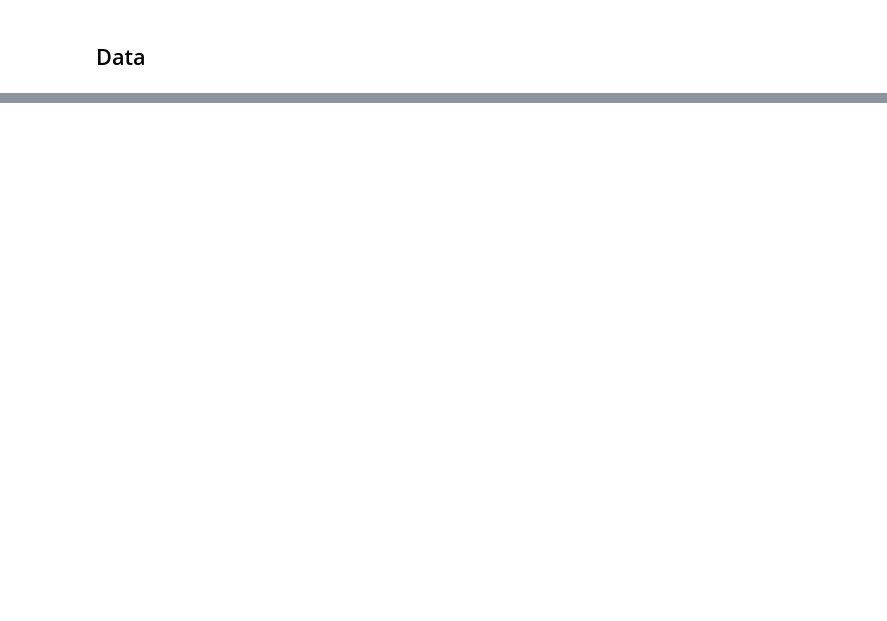
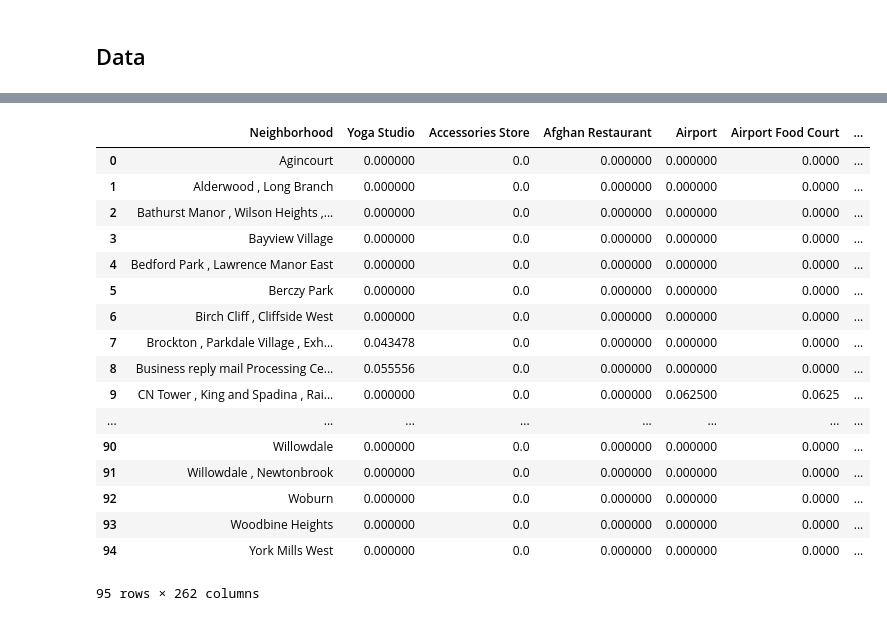
Before and after one commit to byronseppala/Coursera_Capstone, a Jupyter notebook: Market Analysis of Small Businesses in Toronto.ipynb, the cells around one changed output, grey strips where cells are left out. Saved outputs shown, nothing was run; the diff lists cells and outputs as text; code cells hidden in the pictures; blank space fills up the shorter version.

Commit message:
Published from Watson Studio.

```diff
--- a/Market Analysis of Small Businesses in Toronto.ipynb
+++ b/Market Analysis of Small Businesses in Toronto.ipynb
@@ -23,0 +70,3 @@ I will develop a venue saturation metric grouping by neighborhood and identify g
+# %%
+df_merged = pd.merge(df, df_coords, how='inner', on='PostalCode')
+df_merged.head()
@@ -23,0 +111,21 @@ I will develop a venue saturation metric grouping by neighborhood and identify g
+# %%
+neighborhoods = df_merged
+
+# create map of Toronto using latitude and longitude values
+map_toronto = folium.Map(location=[43.692190, -79.347015], zoom_start=11)
+
+# add markers to map
+for lat, lng, borough, neighborhood in zip(neighborhoods['Latitude'], neighborhoods['Longitude'], neighborhoods['Borough'], neighborhoods['Neighborhood']):
+    label = '{}, {}'.format(neighborhood, borough)
+    label = folium.Popup(label, parse_html=True)
+    folium.CircleMarker(
+        [lat, lng],
+        radius=5,
+        popup=label,
+        color='blue',
+        fill=True,
+        fill_color='#3186cc',
+        fill_opacity=0.7,
+        parse_html=False).add_to(map_toronto)
+
+map_toronto
@@ -23,0 +178,5 @@ I will develop a venue saturation metric grouping by neighborhood and identify g
+# %%
+downtown_venues = getNearbyVenues(names=neighborhoods['Neighborhood'],
+                                   latitudes=neighborhoods['Latitude'],
+                                   longitudes=neighborhoods['Longitude']
+                                  )
@@ -23,0 +233,23 @@ I will develop a venue saturation metric grouping by neighborhood and identify g
+# %%
+toronto_grouped = toronto_onehot.groupby('Neighborhood').mean().reset_index()
+toronto_grouped.set_index('Neighborhood')
+toronto_grouped
+# %% [output]
+|  | Neighborhood | Yoga Studio | Accessories Store | Afghan Restaurant | Airport | Airport Food Court | ... |
+| 0 | Agincourt | 0.000000 | 0.0 | 0.000000 | 0.000000 | 0.0000 | ... |
+| 1 | Alderwood , Long Branch | 0.000000 | 0.0 | 0.000000 | 0.000000 | 0.0000 | ... |
+| 2 | Bathurst Manor , Wilson Heights ,... | 0.000000 | 0.0 | 0.000000 | 0.000000 | 0.0000 | ... |
+| 3 | Bayview Village | 0.000000 | 0.0 | 0.000000 | 0.000000 | 0.0000 | ... |
+| 4 | Bedford Park , Lawrence Manor East | 0.000000 | 0.0 | 0.000000 | 0.000000 | 0.0000 | ... |
+| 5 | Berczy Park | 0.000000 | 0.0 | 0.000000 | 0.000000 | 0.0000 | ... |
+| 6 | Birch Cliff , Cliffside West | 0.000000 | 0.0 | 0.000000 | 0.000000 | 0.0000 | ... |
+| 7 | Brockton , Parkdale Village , Exh... | 0.043478 | 0.0 | 0.000000 | 0.000000 | 0.0000 | ... |
+| 8 | Business reply mail Processing Ce... | 0.055556 | 0.0 | 0.000000 | 0.000000 | 0.0000 | ... |
+| 9 | CN Tower , King and Spadina , Rai... | 0.000000 | 0.0 | 0.000000 | 0.062500 | 0.0625 | ... |
+| ... | ... | ... | ... | ... | ... | ... | ... |
+| 90 | Willowdale | 0.000000 | 0.0 | 0.000000 | 0.000000 | 0.0000 | ... |
+| 91 | Willowdale , Newtonbrook | 0.000000 | 0.0 | 0.000000 | 0.000000 | 0.0000 | ... |
+| 92 | Woburn | 0.000000 | 0.0 | 0.000000 | 0.000000 | 0.0000 | ... |
+| 93 | Woodbine Heights | 0.000000 | 0.0 | 0.000000 | 0.000000 | 0.0000 | ... |
+| 94 | York Mills West | 0.000000 | 0.0 | 0.000000 | 0.000000 | 0.0000 | ... |
+95 rows × 262 columns
```
Also changed, not shown: parts of 53 cells of this notebook.
